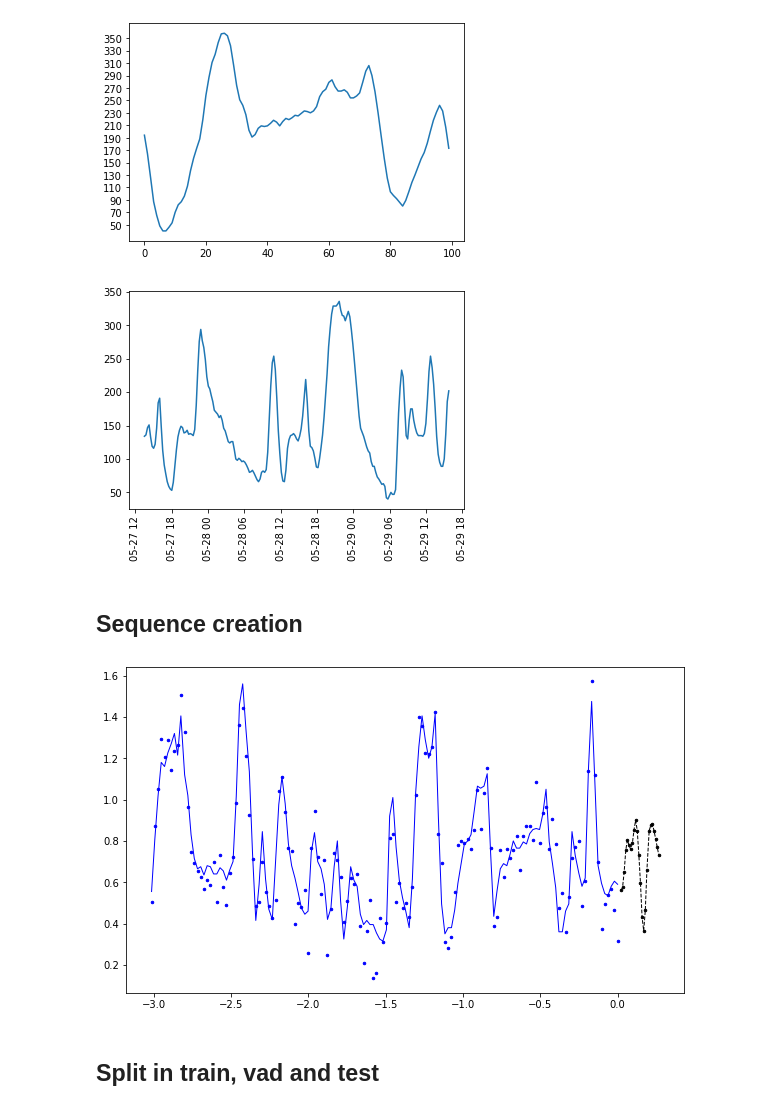
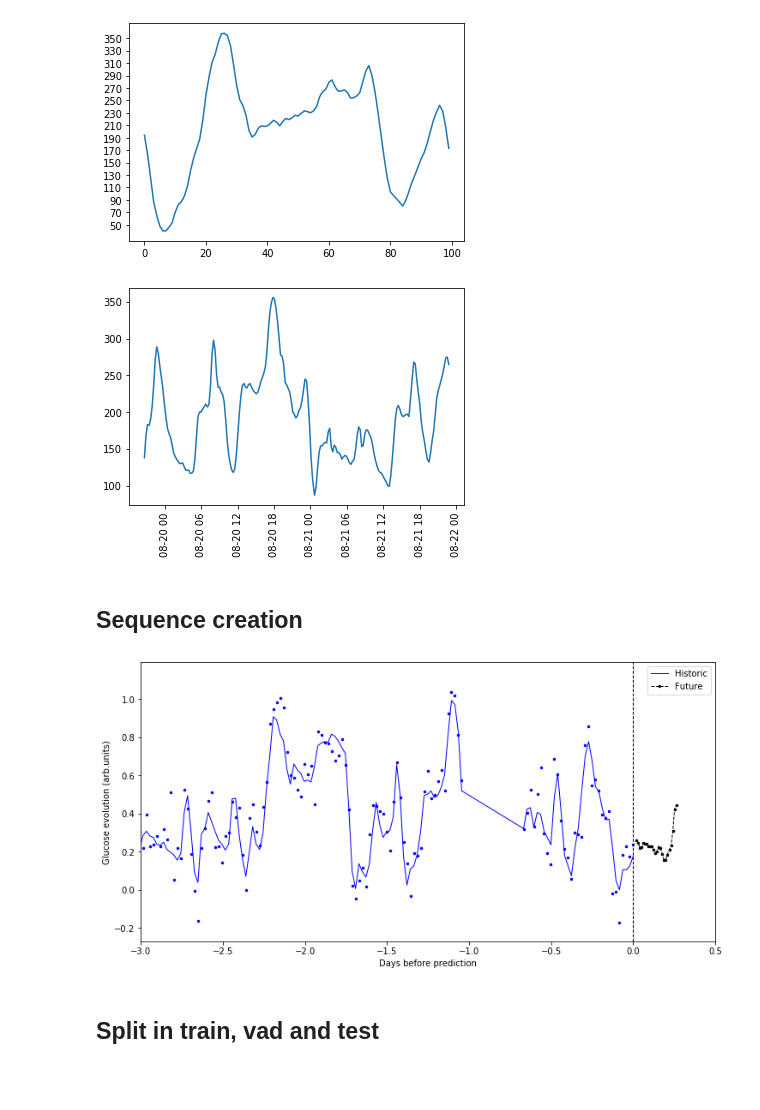
Before and after one commit to juan-arevalo/sugar_level_prediction, a Jupyter notebook: explore/data_exploration.ipynb, the cells around one changed output. Drawn from its saved outputs; the diff is of its cells as text; code cells hidden in the pictures; blank space fills up the shorter version.

```diff
--- a/explore/data_exploration.ipynb
+++ b/explore/data_exploration.ipynb
@@ -33,7 +40,7 @@ columns = 'Medidor,Número de serial,Sello de tiempo del medidor,Tipo de registr
 columns = columns.split(',')
 
 list_df = []
-for i in np.arange(2):
+for i in np.arange(3):
   filename = 'patient%s_measurements.csv' % i
   data_file = os.path.join(root, filename)
 
@@ -73,18 +81,32 @@ df.describe()
 | max | 6.000000 | 500.000000 | 500.000000 | NaN | ... |
 # %% [markdown]
 ## Choose features and format timestamps
+# %%
+def parser(t):
+    if "/" in t:
+        out = pd.to_datetime(t, dayfirst=False, format='%Y/%m/%d %H:%M')
+    elif "-" in t:
+        out = pd.to_datetime(t, dayfirst=False, format='%m-%d-%Y %I:%M %p')
+    else:
+        out = None
+    return out
 # %%
 # choose variables
 dfs = df[['id', 'Sello de tiempo del medidor', 'Historial de glucosa(mg/dL)']]
 dfs.columns = ['id', 'timestamp', 'aut_record']
 # format records and drop nans
-dfs = dfs.dropna(inplace=False, subset=['aut_record']).reset_index()
+dfs = dfs.dropna(inplace=False, subset=['aut_record'])
 dfs.aut_record = dfs.aut_record.values.astype(np.int)
-dfs.drop(columns=['index'], inplace=True)
+
 # format timestamp
-dfs.timestamp = pd.to_datetime(dfs.timestamp, dayfirst=False, format='%m-%d-%Y %I:%M %p')
+# dfs.timestamp = pd.to_datetime(dfs.timestamp, dayfirst=False, format='%m-%d-%Y %I:%M %p')
+dfs.timestamp = dfs.timestamp.apply(parser)
+dfs = dfs.dropna(inplace=False, subset=['timestamp'])
+
 # sort values by id and timestamp
 dfs.sort_values(by=['id', 'timestamp'], inplace=True)
+dfs = dfs.reset_index()
+dfs.drop(columns=['index'], inplace=True)
 dfs
 # %% [output]
 |  | id | timestamp | aut_record |
@@ -124,7 +146,7 @@ label = [l.get_text() for l in label]
 ax.set_xticklabels(label, rotation=90)
 plt.show()
 # %% [output]
-[figure, old version]
+[figure, new version]
 # %% [markdown]
 ## Sequence creation
 # %%
@@ -146,8 +168,8 @@ def get_time_data(data, idx, time_unit, zero_time=None):
 def get_sugar_data(data, idx, scaler=None):
     ys = data.aut_record.values[idx].astype(np.float)
     if not scaler:
-        min_ys = 0.0
-        max_ys = 200.0
+        min_ys = ys.min()
+        max_ys = ys.max()
         scaler = (min_ys, max_ys)
     ys = (ys-scaler[0]) / (scaler[1] - scaler[0])
     return scaler, ys
@@ -176,24 +198,34 @@ def create_sequence(data, start, history, future, feature_steps=1, label_steps=1
 
     return ys_feature, comb_feature, comb_label
 # %%
-plt.figure(figsize=(10, 6))
+plt.figure(figsize=(12, 6))
 start=np.random.randint(low=0, high=dfs.index.size)
 # data is sampled every 5 minutes. Thus, there are 4 measurements per hour
 history = 72*4 # a history of 3 days
 history_steps = 2 # 2 samples per hour
 future = 6*4  # this accounts for a prediction of 6 hours in advance
 future_steps = 1 # two samples per hour
 yf, ynf, yl = create_sequence(dfs, start=start, history=history, future=future,
                               feature_steps=history_steps, label_steps=future_steps,
                               time_unit=one_day, noise=0.1, day_dict=day_dict)
 
-plt.plot(ynf[:, 0], yf, '-b', markersize=2, linewidth=1)
+ymin = ynf[:, 3].min()-0.1
+ymax = ynf[:, 3].max()+0.1
+
+plt.plot(ynf[:, 0], yf, '-b', markersize=2, linewidth=1, label='Historic')
 plt.plot(ynf[:, 0], ynf[:, 3], '.b', markersize=5, linewidth=1)
-plt.plot(yl[:, 0], yl[:, 3], '.--k', markersize=5, linewidth=1)
+plt.plot(yl[:, 0], yl[:, 3], '.--k', markersize=5, linewidth=1, label='Future')
+plt.vlines(x=0, ymin=ymin, ymax=ymax, colors='k', linewidth=1, linestyles='--')
 
+plt.ylim(ymin, ymax)
+plt.xlim(-history/4/24, 0.5)
+
+plt.ylabel('Glucose evolution (arb.units)')
+plt.xlabel('Days before prediction')
+plt.legend(loc='best')
 plt.show()
 # %% [output]
-[figure, old version]
+[figure, new version]
 # %% [markdown]
 ## Split in train, vad and test
 # %%
```
Also changed, not shown: parts of 7 cells of this notebook.
